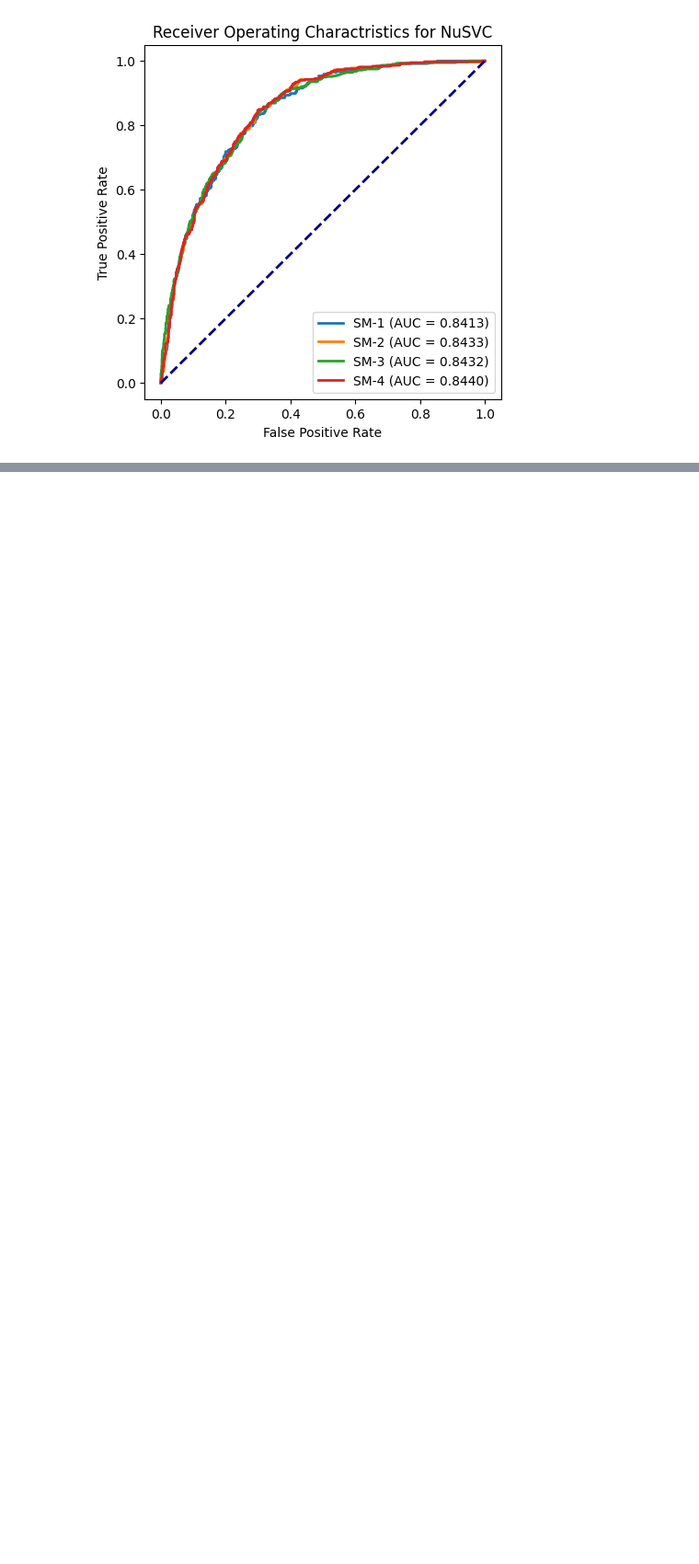
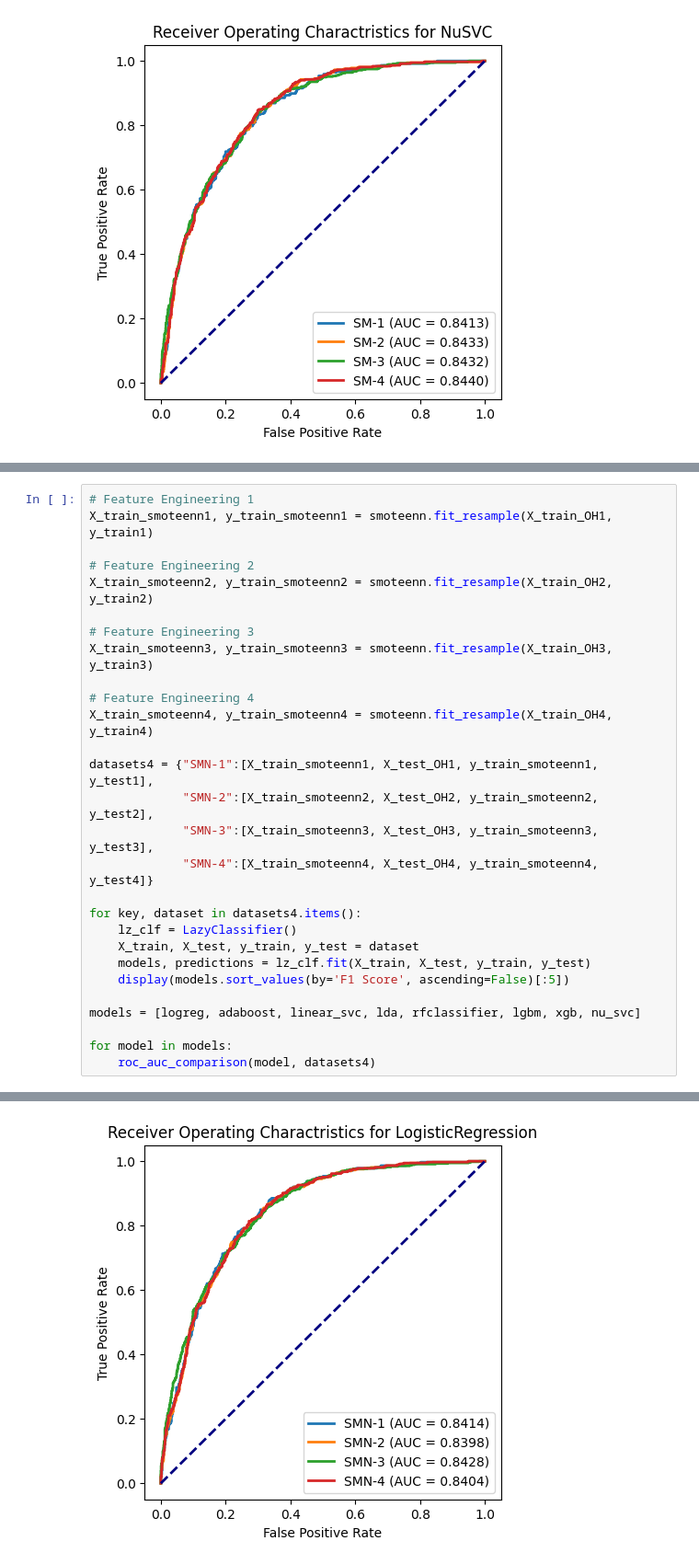
Before and after one commit to ge0rgeth0mas/telco-customer-churn, a Jupyter notebook: telco_customer_churn/modeling/model_feature_selection.ipynb, the cells around one changed output, grey strips where cells are left out. Shown at 92% size. Drawn from its saved outputs; the diff is of its cells as text; blank space fills up the shorter version.

```diff
--- a/telco_customer_churn/modeling/model_feature_selection.ipynb
+++ b/telco_customer_churn/modeling/model_feature_selection.ipynb
@@ -583,0 +653,29 @@ for model in models:
+# %%
+# Feature Engineering 1
+X_train_smoteenn1, y_train_smoteenn1 = smoteenn.fit_resample(X_train_OH1, y_train1)
+
+# Feature Engineering 2
+X_train_smoteenn2, y_train_smoteenn2 = smoteenn.fit_resample(X_train_OH2, y_train2)
+
+# Feature Engineering 3
+X_train_smoteenn3, y_train_smoteenn3 = smoteenn.fit_resample(X_train_OH3, y_train3)
+
+# Feature Engineering 4
+X_train_smoteenn4, y_train_smoteenn4 = smoteenn.fit_resample(X_train_OH4, y_train4)
+
+datasets4 = {"SMN-1":[X_train_smoteenn1, X_test_OH1, y_train_smoteenn1, y_test1],
+             "SMN-2":[X_train_smoteenn2, X_test_OH2, y_train_smoteenn2, y_test2],
+             "SMN-3":[X_train_smoteenn3, X_test_OH3, y_train_smoteenn3, y_test3],
+             "SMN-4":[X_train_smoteenn4, X_test_OH4, y_train_smoteenn4, y_test4]}
+
+for key, dataset in datasets4.items():
+    lz_clf = LazyClassifier()
+    X_train, X_test, y_train, y_test = dataset
+    models, predictions = lz_clf.fit(X_train, X_test, y_train, y_test)
+    display(models.sort_values(by='F1 Score', ascending=False)[:5])
+
+models = [logreg, adaboost, linear_svc, lda, rfclassifier, lgbm, xgb, nu_svc]
+
+for model in models:
+    roc_auc_comparison(model, datasets4)
+# %% [output]
@@ -583,0 +710 @@ for model in models:
+[figure, added]
```
Also changed, not shown: parts of 62 cells of this notebook, 2 other files.
